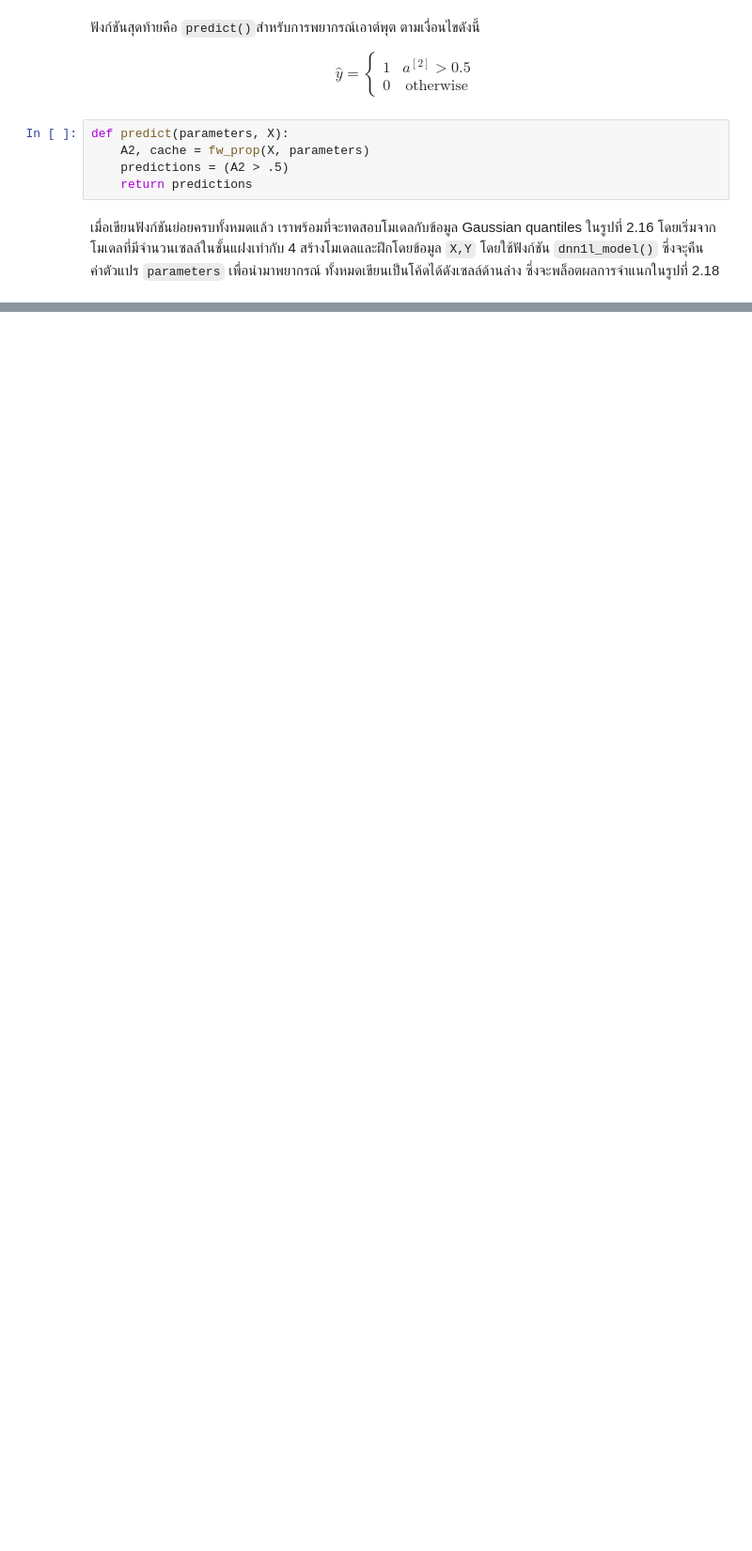
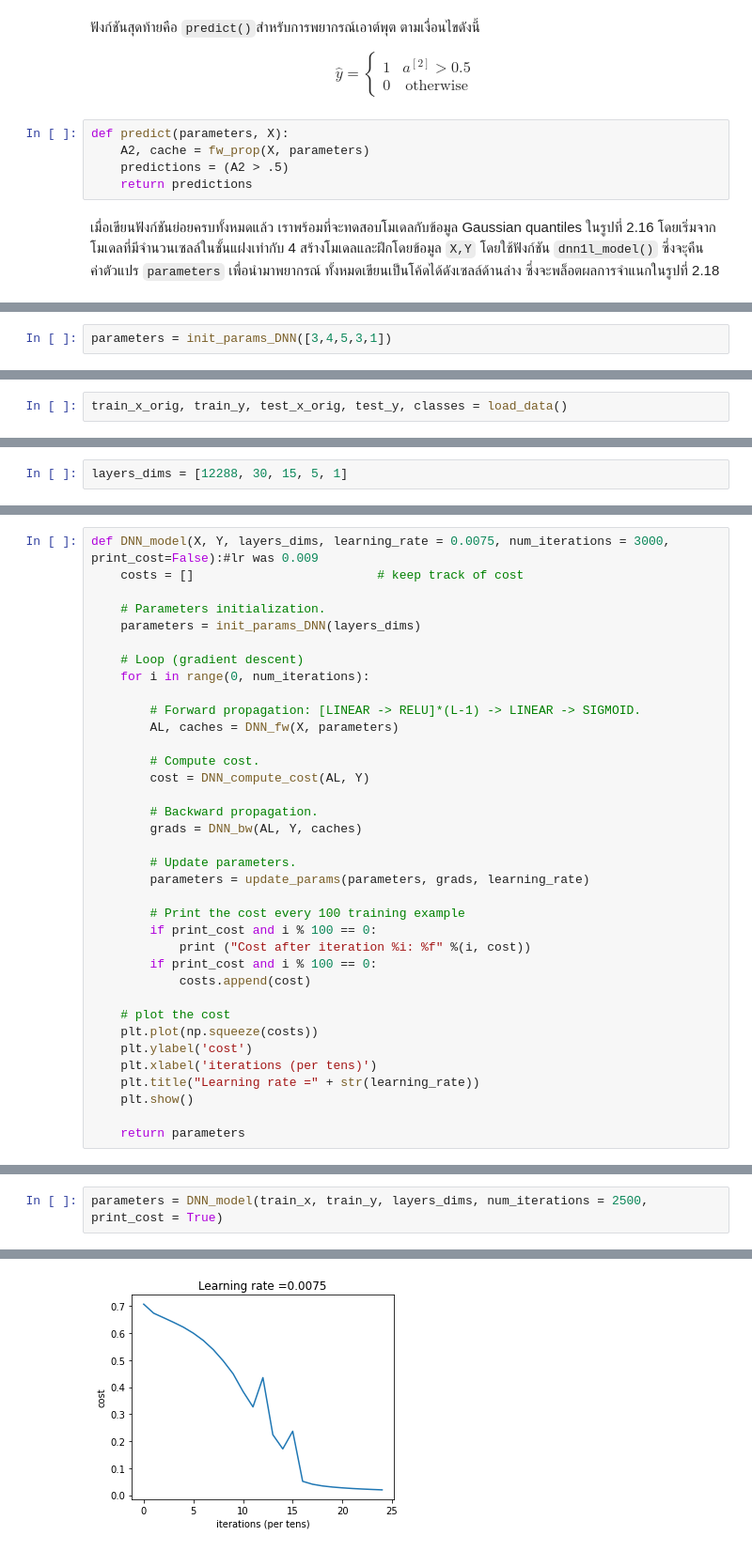
Before and after one commit to dewdotninja/books, a Jupyter notebook: th/anndl/chapter2.ipynb, the cells around one changed output, grey strips where cells are left out. Shown at 94% size. Saved outputs shown, nothing was run; the diff lists cells and outputs as text; blank space fills up the shorter version.

```diff
--- a/th/anndl/chapter2.ipynb
+++ b/th/anndl/chapter2.ipynb
@@ -1160,0 +1342,2 @@ Cost after iteration 9000: 0.080615
+# %%
+parameters = init_params_DNN([3,4,5,3,1])
@@ -1160,0 +1555,2 @@ Cost after iteration 9000: 0.080615
+# %%
+train_x_orig, train_y, test_x_orig, test_y, classes = load_data()
@@ -1160,0 +1578,2 @@ Cost after iteration 9000: 0.080615
+# %%
+layers_dims = [12288, 30, 15, 5, 1]
@@ -1160,0 +1584,36 @@ Cost after iteration 9000: 0.080615
+# %%
+def DNN_model(X, Y, layers_dims, learning_rate = 0.0075, num_iterations = 3000, print_cost=False):#lr was 0.009
+    costs = []                         # keep track of cost
+
+    # Parameters initialization.
+    parameters = init_params_DNN(layers_dims)
+
+    # Loop (gradient descent)
+    for i in range(0, num_iterations):
+
+        # Forward propagation: [LINEAR -> RELU]*(L-1) -> LINEAR -> SIGMOID.
+        AL, caches = DNN_fw(X, parameters)
+
+        # Compute cost.
+        cost = DNN_compute_cost(AL, Y)
+
+        # Backward propagation.
+        grads = DNN_bw(AL, Y, caches)
+
+        # Update parameters.
+        parameters = update_params(parameters, grads, learning_rate)
+
+        # Print the cost every 100 training example
+        if print_cost and i % 100 == 0:
+            print ("Cost after iteration %i: %f" %(i, cost))
+        if print_cost and i % 100 == 0:
+            costs.append(cost)
+
+    # plot the cost
+    plt.plot(np.squeeze(costs))
+    plt.ylabel('cost')
+    plt.xlabel('iterations (per tens)')
+    plt.title("Learning rate =" + str(learning_rate))
+    plt.show()
+
+    return parameters
@@ -1160,0 +1622,3 @@ Cost after iteration 9000: 0.080615
+# %%
+parameters = DNN_model(train_x, train_y, layers_dims, num_iterations = 2500, print_cost = True)
+# %% [output]
@@ -1160,0 +1642 @@ Cost after iteration 9000: 0.080615
+[figure, added]
```
Also changed, not shown: parts of 63 cells of this notebook.
